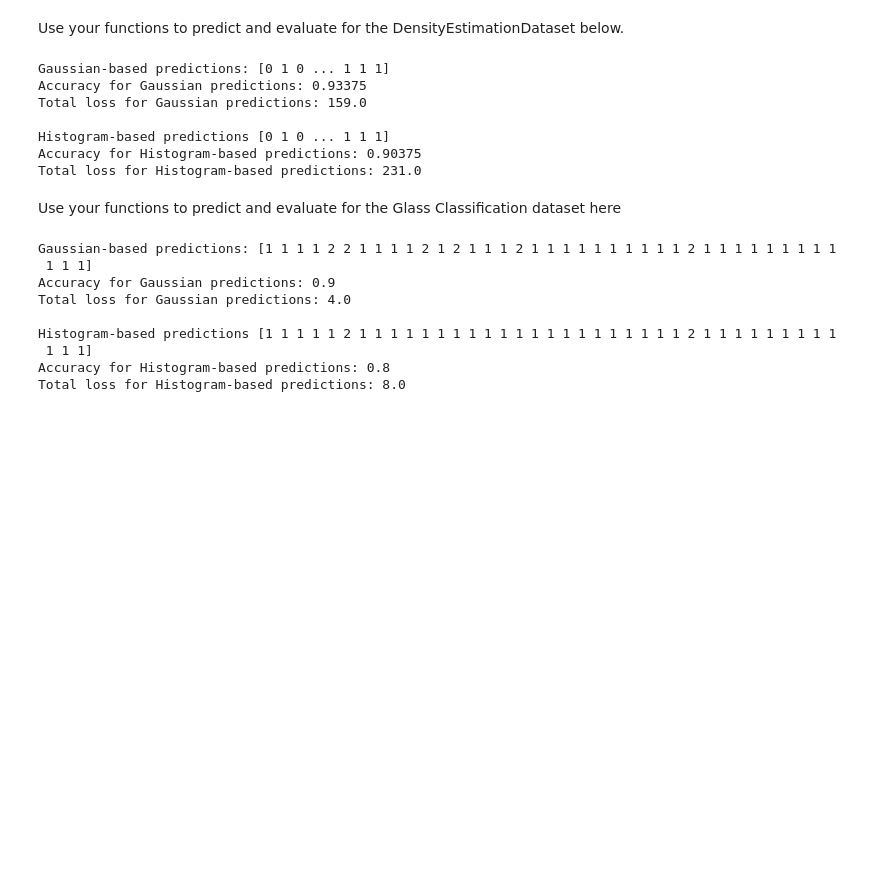
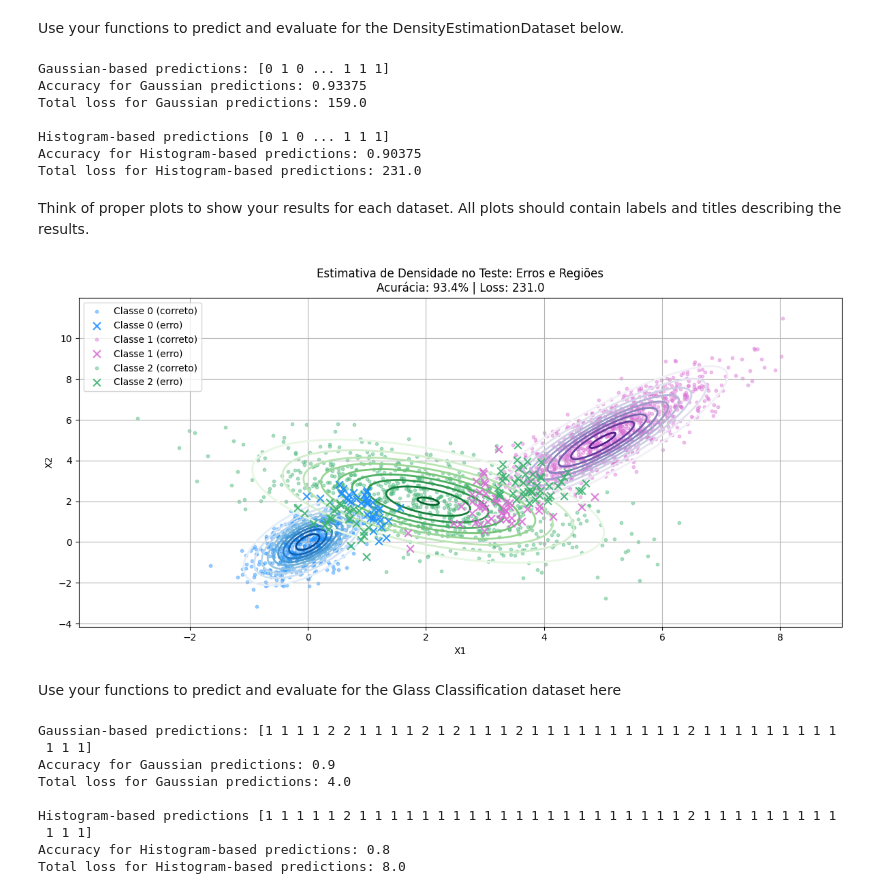
Before and after one commit to gtironi/MachineLearning, a Jupyter notebook: machinelearning.doutorado/density/density_estimation.ipynb, the cells around one changed output. Drawn from its saved outputs; the diff is of its cells as text; code cells hidden in the pictures; blank space fills up the shorter version.

```diff
--- a/machinelearning.doutorado/density/density_estimation.ipynb
+++ b/machinelearning.doutorado/density/density_estimation.ipynb
@@ -278,6 +281,66 @@ Total loss for Gaussian predictions: 159.0
 Histogram-based predictions [0 1 0 ... 1 1 1]
 Accuracy for Histogram-based predictions: 0.90375
 Total loss for Histogram-based predictions: 231.0
+# %% [markdown]
+Think of proper plots to show your results for each dataset. All plots should contain labels and titles describing the results.
+# %%
+# Paleta alternativa
+point_colors = ['dodgerblue', 'orchid', 'mediumseagreen']
+contour_colors = ['Blues', 'Purples', 'Greens']
+class_labels = sorted(model.keys())
+
+# Geração do grid
+x = np.linspace(np.min(X1_test[:,0]) - 1, np.max(X1_test[:,0]) + 1, 300)
+y = np.linspace(np.min(X1_test[:,1]) - 1, np.max(X1_test[:,1]) + 1, 300)
+X, Y = np.meshgrid(x, y)
+pos = np.dstack((X, Y))
+
+plt.figure(figsize=(12, 6))
+
+# Contornos de densidade por classe
+for idx, c in enumerate(class_labels):
+    mu, cov, _ = model[c]
+    Z = np.array([MGaussian(p, mu, cov) for p in pos.reshape(-1, 2)])
+    Z = Z.reshape(X.shape)
+    plt.contour(X, Y, Z, levels=10, cmap=contour_colors[idx], alpha=1, linewidths=2)
+
+# Plotar pontos de teste: o se classificado corretamente, X se erro
+for idx, c in enumerate(class_labels):
+    idx_class = y1_test == c
+    correct = (predictions_gaussian == y1_test) & idx_class
+    incorrect = (predictions_gaussian != y1_test) & idx_class
+
+    # Pontos corretos
+    plt.scatter(
+        X1_test[correct, 0], X1_test[correct, 1],
+        c=point_colors[idx],
+        label=f'Classe {c} (correto)',
+        alpha=0.4,
+        s=10,
+        marker='o'
+    )
+
+    # Pontos incorretos
+    plt.scatter(
+        X1_test[incorrect, 0], X1_test[incorrect, 1],
+        c=point_colors[idx],
+        label=f'Classe {c} (erro)',
+        alpha=0.9,
+        s=60,
+        marker='x',
+        zorder=10
+    )
+
+# Finalização
+plt.title(f'Estimativa de Densidade no Teste: Erros e Regiões\nAcurácia: {accuracy*100:.1f}% | Loss: {loss}')
+plt.xlabel('X1')
+plt.ylabel('X2')
+plt.legend()
+plt.grid(True)
+plt.tight_layout()
+plt.show()
+# %% [output]
+[figure, added]
 # %% [markdown]
 Use your functions to predict and evaluate for the Glass Classification dataset here
 # %%
```
Also changed, not shown: parts of 3 cells of this notebook, 5 other files.
